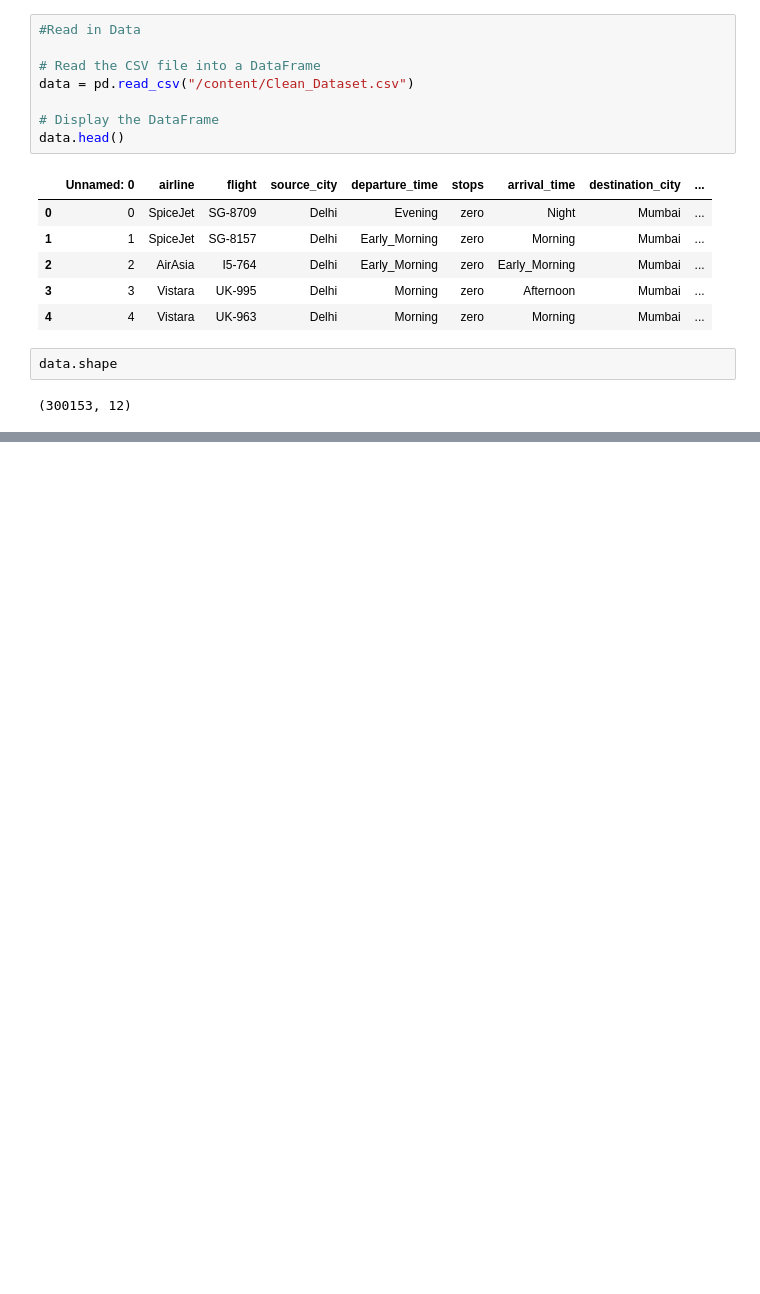
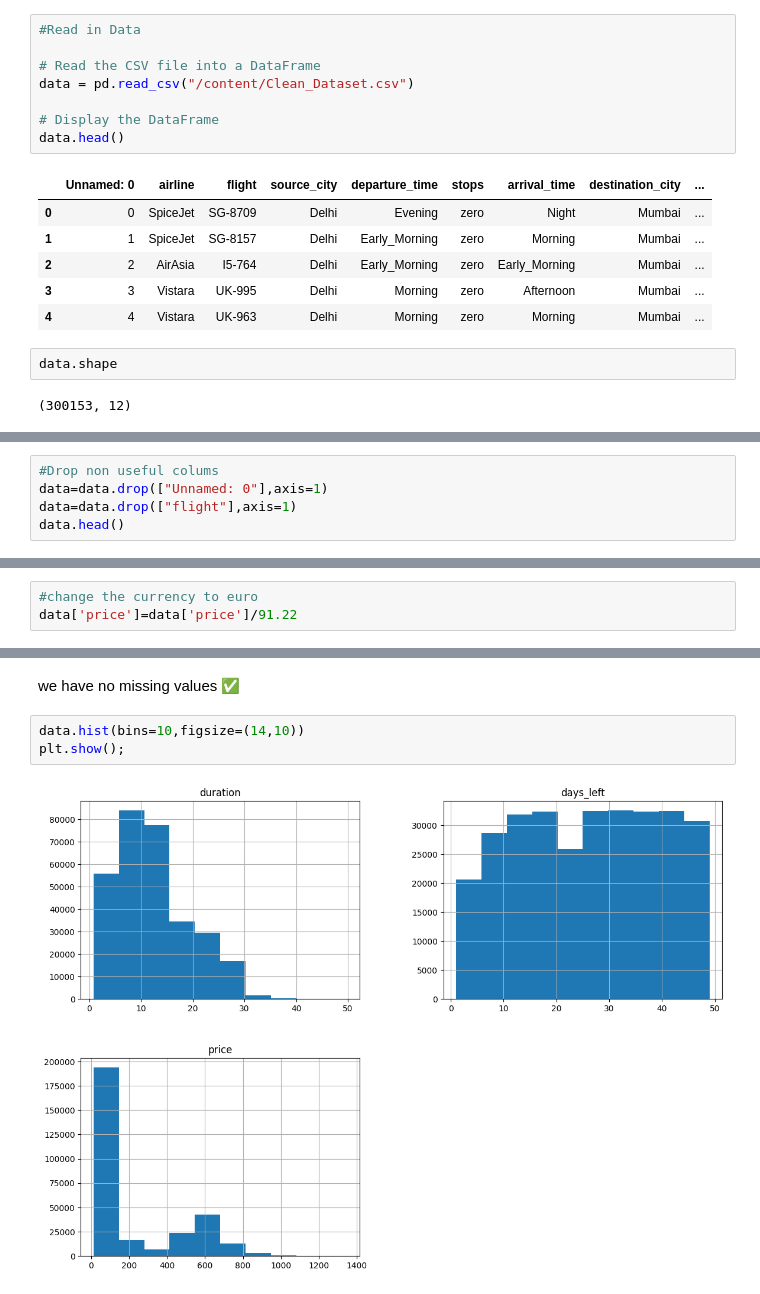
Before and after one commit to ZakariaSoukrat/SkyForcasters, a Jupyter notebook: Projet_AAA_.ipynb, the cells around one changed output, grey strips where cells are left out. Saved outputs shown, nothing was run; the diff lists cells and outputs as text; blank space fills up the shorter version.

```diff
--- a/Projet_AAA_.ipynb
+++ b/Projet_AAA_.ipynb
@@ -102,0 +37,5 @@ ParserError: ignored
+# %%
+#Drop non useful colums
+data=data.drop(["Unnamed: 0"],axis=1)
+data=data.drop(["flight"],axis=1)
+data.head()
@@ -102,0 +64,3 @@ ParserError: ignored
+# %%
+#change the currency to euro
+data['price']=data['price']/91.22
@@ -102,0 +94,7 @@ ParserError: ignored
+# %% [markdown]
+we have no missing values ✅
+# %%
+data.hist(bins=10,figsize=(14,10))
+plt.show();
+# %% [output]
+[figure, added]
```
Also changed, not shown: parts of 18 cells of this notebook.
